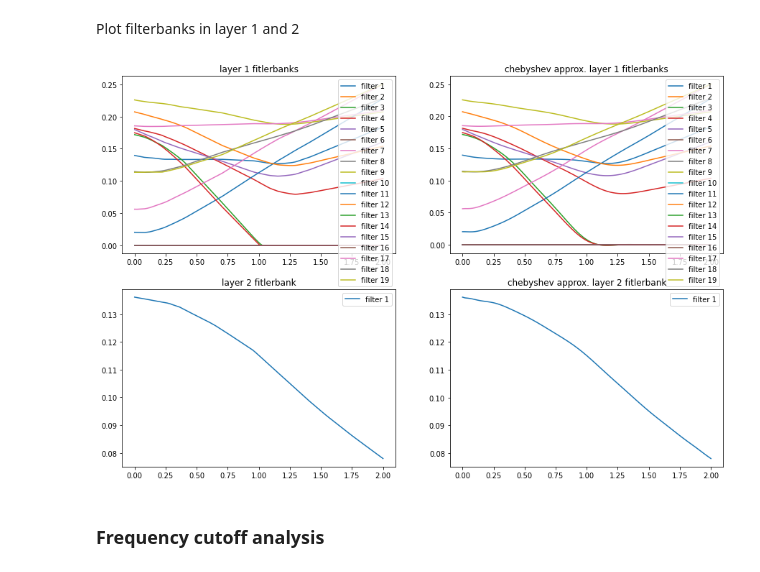
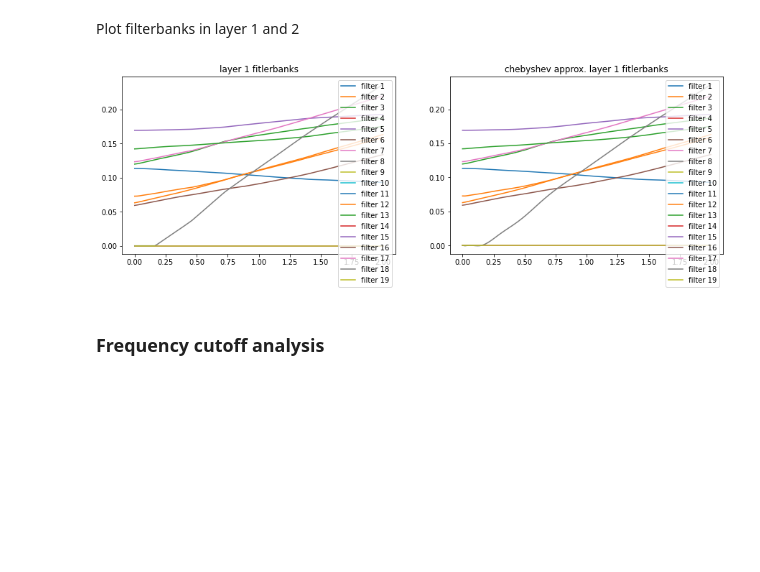
Before and after one commit to seanli3/asgat, a Jupyter notebook: citation/citeseer_frequency_analysis.ipynb, the cells around one changed output. Drawn from its saved outputs; the diff is of its cells as text; code cells hidden in the pictures; blank space fills up the shorter version.

Commit message:
Analyze single layer model

```diff
--- a/citation/citeseer_frequency_analysis.ipynb
+++ b/citation/citeseer_frequency_analysis.ipynb
@@ -145,8 +172,12 @@ if cuda:
 # %% [markdown]
 Load trained model and evaluate
 # %%
-model = Net(dataset)
-model.load_state_dict(torch.load('./model/best_{}_gpu.pkl'.format(dataset_name),  map_location={'cuda:0': 'cpu'}))
+# model = Net(dataset)
+# model.load_state_dict(torch.load('./model/best_{}_gpu.pkl'.format(dataset_name),  map_location={'cuda:0': 'cpu'}))
+
+model = SingleNet(dataset)
+model.load_state_dict(torch.load('./model/best_{}_single_layer.pkl'.format(dataset_name)))
+
 filter_kernel = model.analysis.filter_kernel
 
 model_correct_indices = get_correctly_predicted_node_idx(model, 'test')
@@ -195,19 +225,21 @@ Plot filterbanks in layer 1 and 2
 # %%
 plt.figure(figsize=(15,10))
 ax1 = plt.subplot(2, 2, 1)
 ax1.set_title('layer 1 fitlerbanks')
 plot_filter_banks(kernel=model.analysis.filter._kernel, ax=ax1)
 ax2 = plt.subplot(2, 2, 2)
 ax2.set_title('chebyshev approx. layer 1 fitlerbanks')
 plot_filter_banks(kernel=model.analysis.filter.cheby_eval, ax=ax2)
-ax3 = plt.subplot(2, 2, 3)
-ax3.set_title('layer 2 fitlerbank')
-plot_filter_banks(idx=[0], kernel=model.synthesis.filter._kernel, ax=ax3)
-ax4 = plt.subplot(2, 2, 4)
-ax4.set_title('chebyshev approx. layer 2 fitlerbank')
-plot_filter_banks(idx=[0], kernel=model.synthesis.filter.cheby_eval, ax=ax4)
+
+if hasattr(model, 'synthesis'):
+    ax3 = plt.subplot(2, 2, 3)
+    ax3.set_title('layer 2 fitlerbank')
+    plot_filter_banks(idx=[0], kernel=model.synthesis.filter._kernel, ax=ax3)
+    ax4 = plt.subplot(2, 2, 4)
+    ax4.set_title('chebyshev approx. layer 2 fitlerbank')
+    plot_filter_banks(idx=[0], kernel=model.synthesis.filter.cheby_eval, ax=ax4)
 # %% [output]
-[figure, old version]
+[figure, new version]
 # %% [markdown]
 ### Frequency cutoff analysis
 # %%
```
Also changed, not shown: parts of 15 cells of this notebook.
